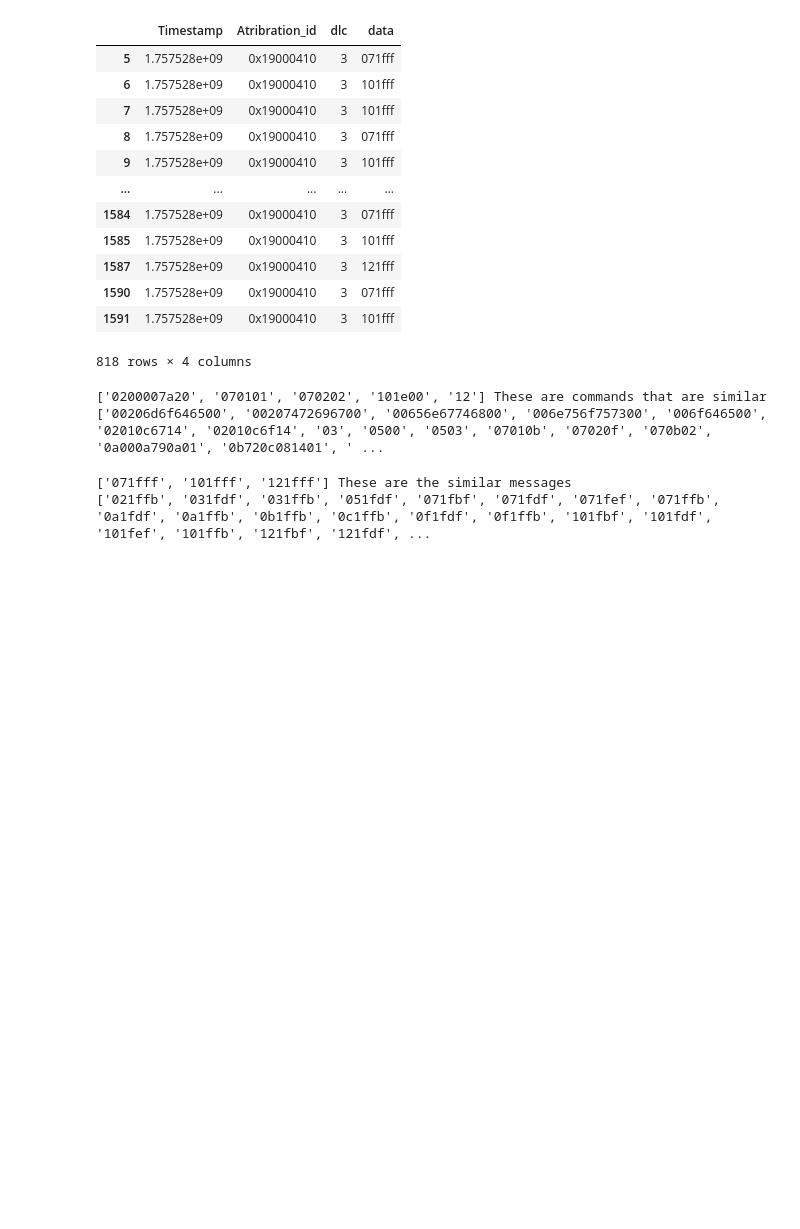
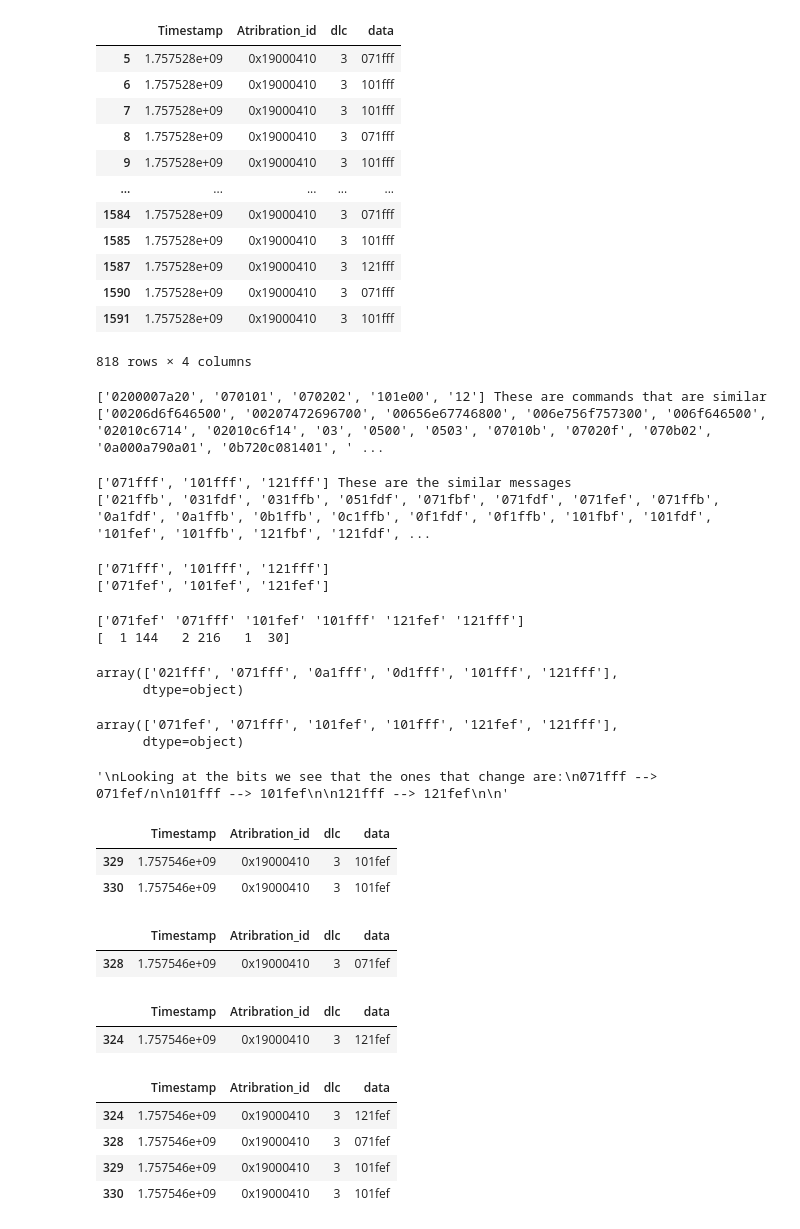
Before and after one commit to enrique062701/Enrique-RPi, a Jupyter notebook: CAN_bus_files/Laser_Binary_Data.ipynb, the cells around one changed output. Saved outputs shown, nothing was run; the diff lists cells and outputs as text; code cells hidden in the pictures; blank space fills up the shorter version.

```diff
--- a/CAN_bus_files/Laser_Binary_Data.ipynb
+++ b/CAN_bus_files/Laser_Binary_Data.ipynb
@@ -252,0 +279,66 @@ print(different_controller, 'These are the different messages')
+# %%
+burst_mode_v2 = pd.read_csv('can_log_change_burst_modeV2.csv', delimiter = ',')
+
+similar, different = different_values(echo_message, burst_mode_v2)
+print(similar)
+print(different)
+# %% [output]
+['071fff', '101fff', '121fff']
+['071fef', '101fef', '121fef']
+# %%
+controller = burst_mode_v2[burst_mode_v2['Atribration_id'] == '0x19000410']
+
+unique, counts = np.unique(controller['data'], return_counts = True)
+print(unique)
+print(counts)
+# %% [output]
+['071fef' '071fff' '101fef' '101fff' '121fef' '121fff']
+[  1 144   2 216   1  30]
+# %%
+device_two_data
+# %% [output]
+array(['021fff', '071fff', '0a1fff', '0d1fff', '101fff', '121fff'],
+      dtype=object)
+# %%
+unique
+# %% [output]
+array(['071fef', '071fff', '101fef', '101fff', '121fef', '121fff'],
+      dtype=object)
+# %%
+"""
+Looking at the bits we see that the ones that change are:
+071fff --> 071fef
+101fff --> 101fef
+121fff --> 121fef
+"""
+# %% [output]
+'\nLooking at the bits we see that the ones that change are:\n071fff --> 071fef/n\n101fff --> 101fef\n\n121fff --> 121fef\n\n'
+# %%
+timestamps_data1 = controller[controller['data'] == '101fef']
+timestamps_data1
+# %% [output]
+|  | Timestamp | Atribration_id | dlc | data |
+| 329 | 1.757546e+09 | 0x19000410 | 3 | 101fef |
+| 330 | 1.757546e+09 | 0x19000410 | 3 | 101fef |
+# %%
+timestamps_data2 = controller[controller['data'] == '071fef']
+timestamps_data2
+# %% [output]
+|  | Timestamp | Atribration_id | dlc | data |
+| 328 | 1.757546e+09 | 0x19000410 | 3 | 071fef |
+# %%
+timestamps_data3 = controller[controller['data'] == '121fef']
+timestamps_data3
+# %% [output]
+|  | Timestamp | Atribration_id | dlc | data |
+| 324 | 1.757546e+09 | 0x19000410 | 3 | 121fef |
+# %%
+timestamps_data = controller[(controller['data'] == '121fef') | (controller['data'] == '071fef') | (controller['data'] == '101fef')]
+timestamps_data
+# This snippet shows the sequence of the code. We can now mimick this with a python script to see if it changes the burst length
+# %% [output]
+|  | Timestamp | Atribration_id | dlc | data |
+| 324 | 1.757546e+09 | 0x19000410 | 3 | 121fef |
+| 328 | 1.757546e+09 | 0x19000410 | 3 | 071fef |
+| 329 | 1.757546e+09 | 0x19000410 | 3 | 101fef |
+| 330 | 1.757546e+09 | 0x19000410 | 3 | 101fef |
```
Also changed, not shown: parts of 1 cell of this notebook.
